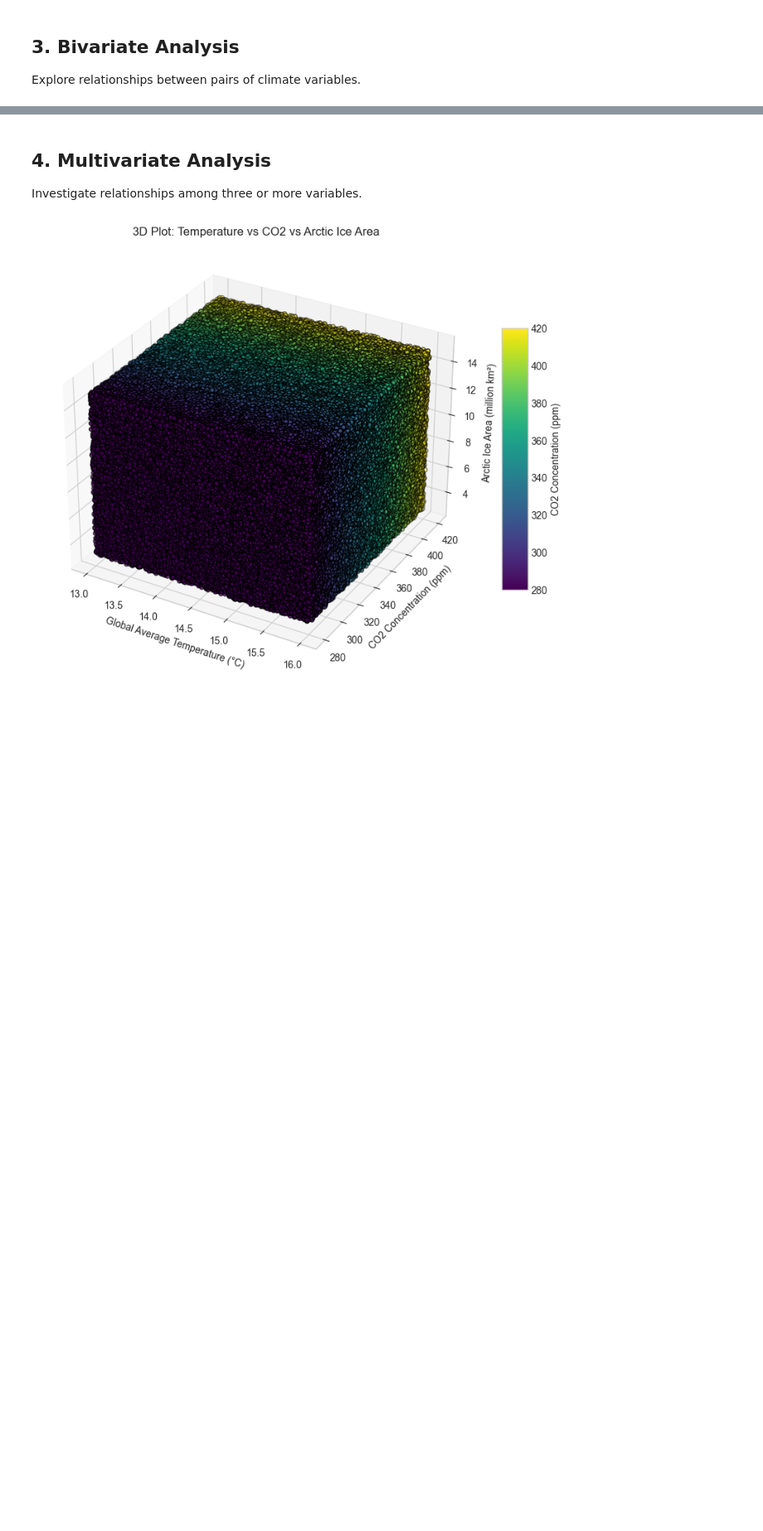
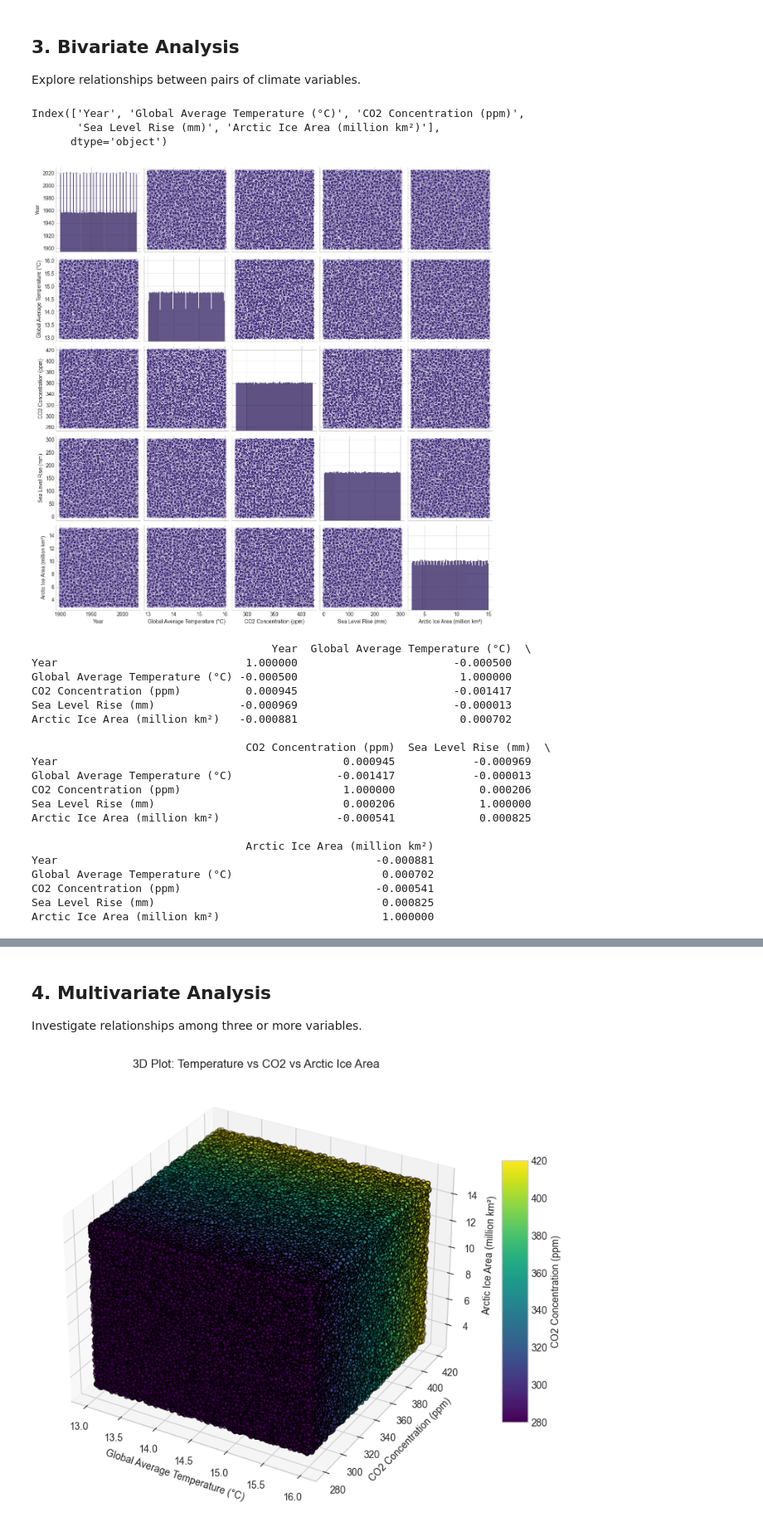
Before and after one commit to Omdena-NIC-Nepal/complete-eda-ideate, a Jupyter notebook: climate_eda.ipynb, the cells around one changed output, grey strips where cells are left out. Shown at 83% size. Saved outputs shown, nothing was run; the diff lists cells and outputs as text; code cells hidden in the pictures; blank space fills up the shorter version.

```diff
--- a/climate_eda.ipynb
+++ b/climate_eda.ipynb
@@ -78,0 +176,43 @@ Explore relationships between pairs of climate variables.
+# %%
+# TODO: Perform bivariate analysis
+# Include correlation analysis and appropriate visualizations
+# Your code here
+
+#Create scatter plots exploring relationships between pairs of variables
+sns.pairplot(df)  # Automatically creates scatter plots for all variable pairs
+plt.show()
+
+# Calculate the Pearson correlation matrix
+correlation_matrix = df.corr()
+
+# Display the correlation matrix
+print(correlation_matrix)
+#visualize the correlation matrix using a heatmap
+sns.heatmap(correlation_matrix, annot=True, cmap='coolwarm', fmt='.2f')
+plt.title('Correlation Matrix Heatmap')
+plt.show()
+# %% [output]
+Index(['Year', 'Global Average Temperature (°C)', 'CO2 Concentration (ppm)',
+       'Sea Level Rise (mm)', 'Arctic Ice Area (million km²)'],
+      dtype='object')
+[figure, added]
+                                     Year  Global Average Temperature (°C)  \
+Year                             1.000000                        -0.000500
+Global Average Temperature (°C) -0.000500                         1.000000
+CO2 Concentration (ppm)          0.000945                        -0.001417
+Sea Level Rise (mm)             -0.000969                        -0.000013
+Arctic Ice Area (million km²)   -0.000881                         0.000702
+
+                                 CO2 Concentration (ppm)  Sea Level Rise (mm)  \
+Year                                            0.000945            -0.000969
+Global Average Temperature (°C)                -0.001417            -0.000013
+CO2 Concentration (ppm)                         1.000000             0.000206
+Sea Level Rise (mm)                             0.000206             1.000000
+Arctic Ice Area (million km²)                  -0.000541             0.000825
+
+                                 Arctic Ice Area (million km²)
+Year                                                 -0.000881
+Global Average Temperature (°C)                       0.000702
+CO2 Concentration (ppm)                              -0.000541
+Sea Level Rise (mm)                                   0.000825
+Arctic Ice Area (million km²)                         1.000000
```
Also changed, not shown: parts of 12 cells of this notebook.
